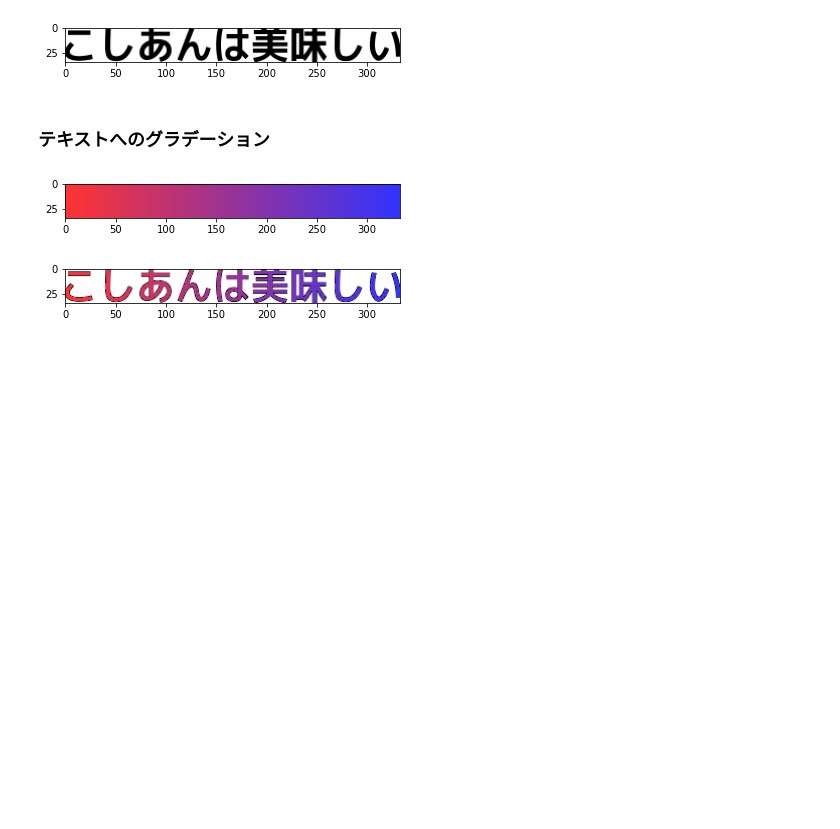
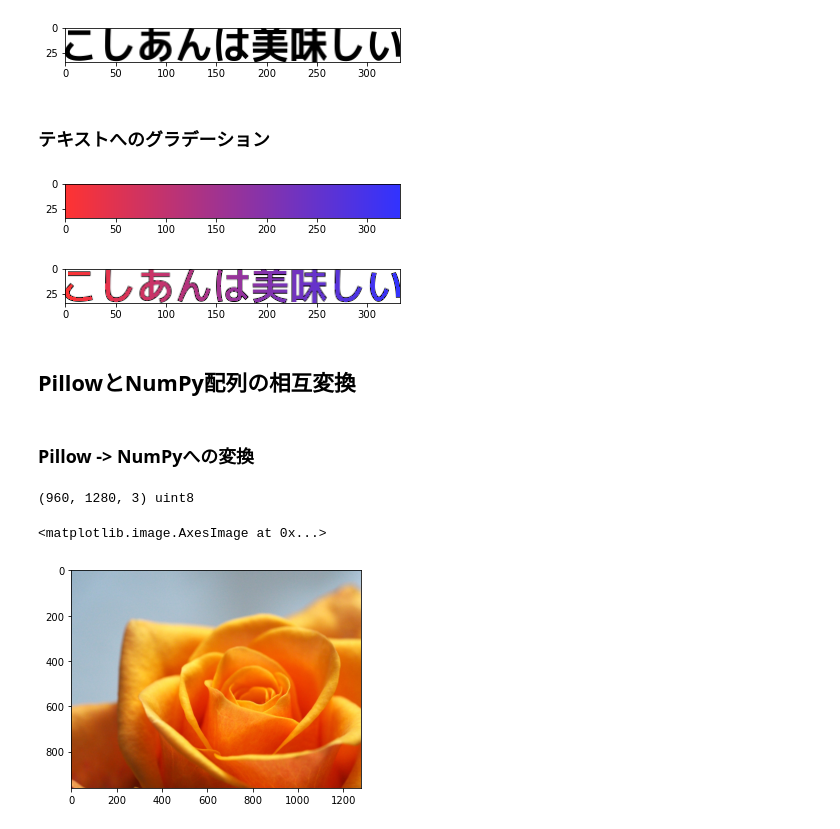
Before and after one commit to nonsabotage/numpy_infinity, a Jupyter notebook: ch04_テンソルと画像処理.ipynb, the cells around one changed output. Cells and saved outputs as stored; diff of their text form; code cells hidden in the pictures; blank space fills up the shorter version.

```diff
--- a/ch04_テンソルと画像処理.ipynb
+++ b/ch04_テンソルと画像処理.ipynb
@@ -436,3 +436,16 @@ plt.show()
 # %% [output]
 [figure]
 [figure]
+# %% [markdown]
+## PillowとNumPy配列の相互変換
+# %% [markdown]
+### Pillow -> NumPyへの変換
+# %%
+with Image.open("numpy_book/imgs/flower01.jpg") as img:
+    x = np.array(img)
+print(x.shape, x.dtype)
+plt.imshow(x)
+# %% [output]
+(960, 1280, 3) uint8
+<matplotlib.image.AxesImage at 0x...>
+[figure, added]
```
Also changed, not shown: parts of 37 cells of this notebook, 2 other files.
